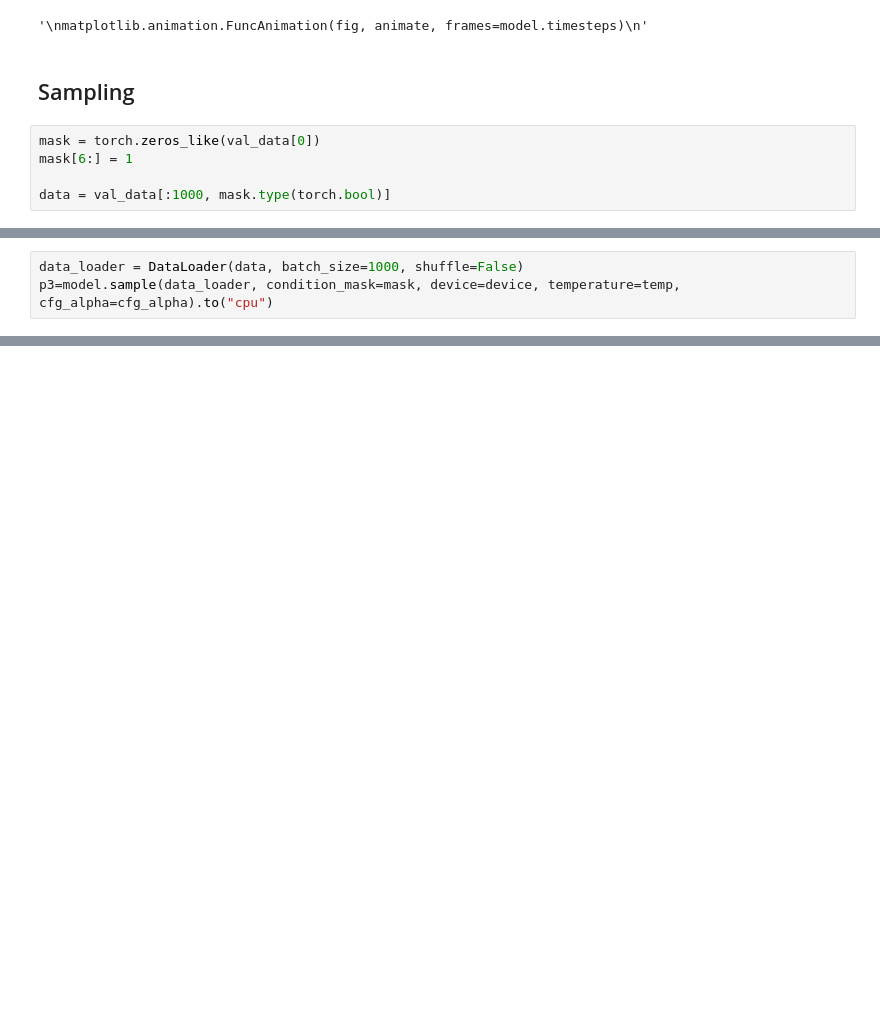
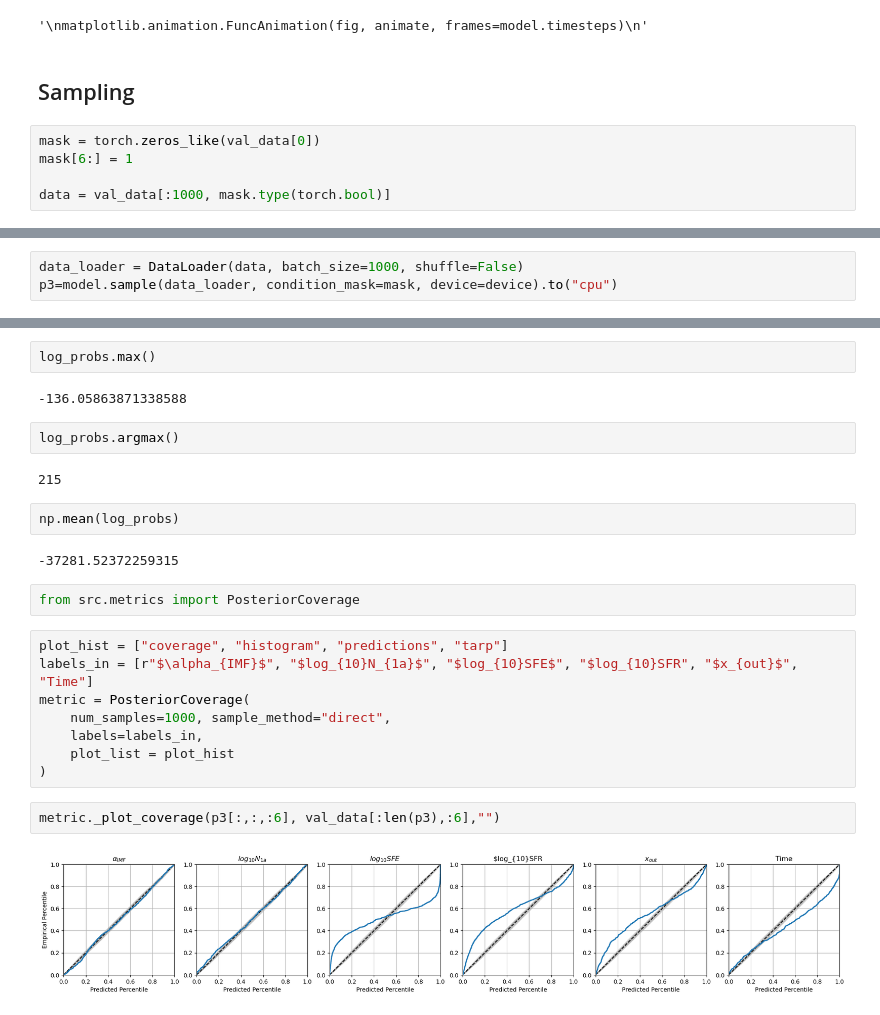
Before and after one commit to bGuenes/sbi_model_comparison, a Jupyter notebook: test.ipynb, the cells around one changed output, grey strips where cells are left out. Drawn from its saved outputs; the diff is of its cells as text; blank space fills up the shorter version.

```diff
--- a/test.ipynb
+++ b/test.ipynb
@@ -220,6 +219,6 @@ plt.show()
 # %%
 data_loader = DataLoader(data, batch_size=1000, shuffle=False)
-p3=model.sample(data_loader, condition_mask=mask, device=device, temperature=temp, cfg_alpha=cfg_alpha).to("cpu")
+p3=model.sample(data_loader, condition_mask=mask, device=device).to("cpu")
 # %%
 torch.mean(100*torch.abs((val_data[:1000]-p3.mean(axis=1))/val_data[:1000]), axis=0)[:6]
 # %% [output]
@@ -256,0 +270,26 @@ ani2.save('plots/test_new.gif', writer=writer)
+# %%
+log_probs.max()
+# %% [output]
+-136.05863871338588
+# %%
+log_probs.argmax()
+# %% [output]
+215
+# %%
+np.mean(log_probs)
+# %% [output]
+-37281.52372259315
+# %%
+from src.metrics import PosteriorCoverage
+# %%
+plot_hist = ["coverage", "histogram", "predictions", "tarp"]
+labels_in = [r"$\alpha_{IMF}$", "$log_{10}N_{1a}$", "$log_{10}SFE$", "$log_{10}SFR", "$x_{out}$", "Time"]
+metric = PosteriorCoverage(
+    num_samples=1000, sample_method="direct",
+    labels=labels_in,
+    plot_list = plot_hist
+)
+# %%
+metric._plot_coverage(p3[:,:,:6], val_data[:len(p3),:6],"")
+# %% [output]
+[figure, added]
```
Also changed, not shown: parts of 21 cells of this notebook, 13 other files.
